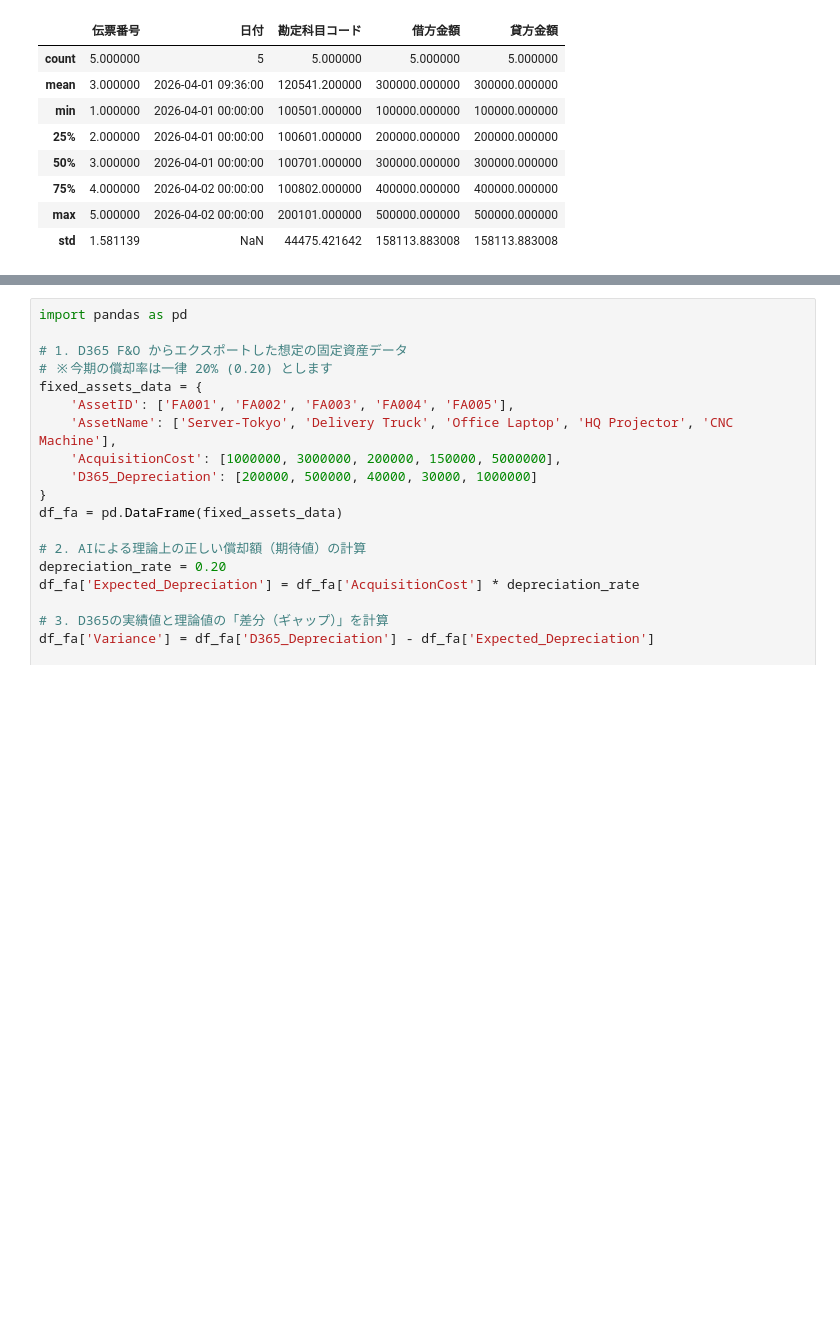
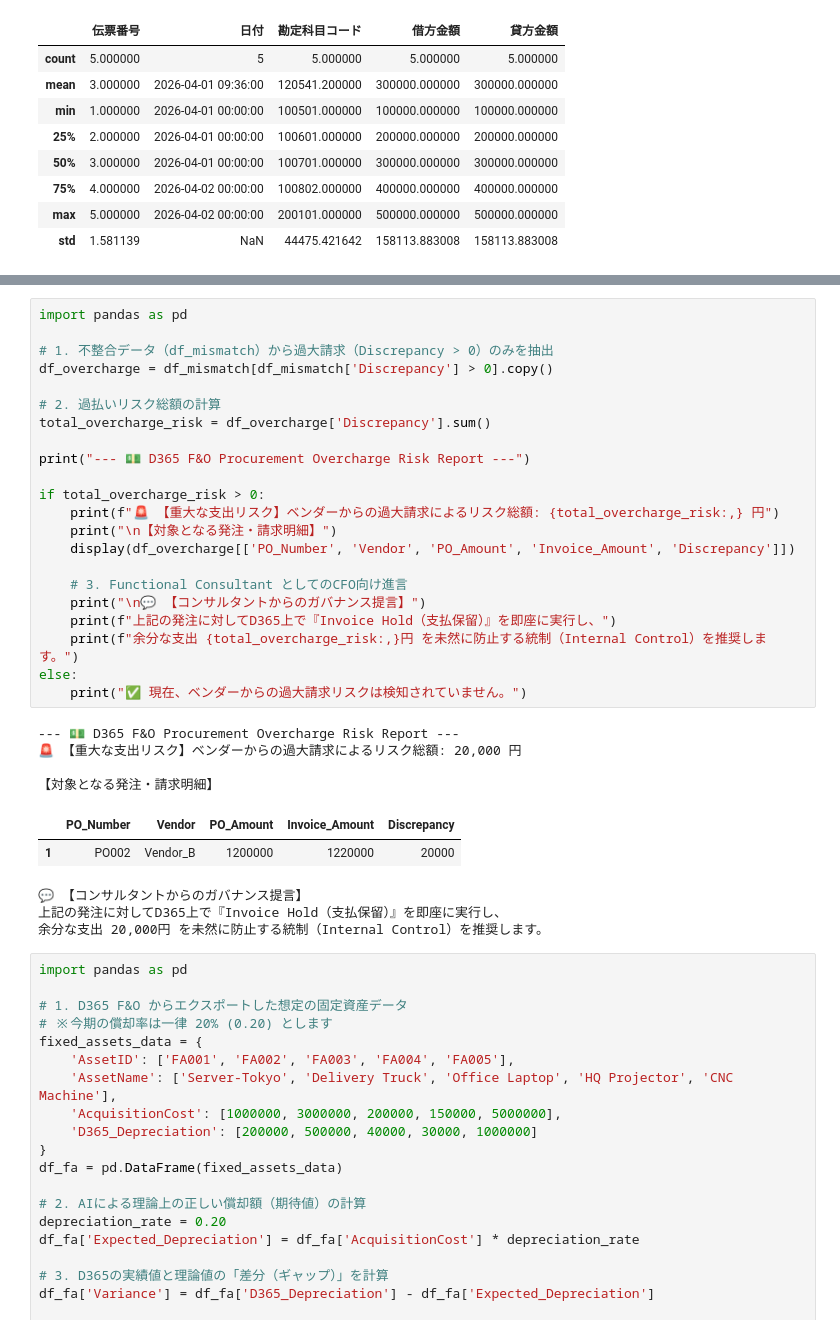
Before and after one commit to KojiKaiwa/D365-Finance-Automation, a Jupyter notebook: D365_Data_Processing.ipynb, the cells around one changed output, grey strips where cells are left out. Cells and saved outputs as stored; diff of their text form; blank space fills up the shorter version.

```diff
--- a/D365_Data_Processing.ipynb
+++ b/D365_Data_Processing.ipynb
@@ -34,3 +94,35 @@ display(df.describe())
+# %%
+import pandas as pd
+
+# 1. 不整合データ（df_mismatch）から過大請求（Discrepancy > 0）のみを抽出
+df_overcharge = df_mismatch[df_mismatch['Discrepancy'] > 0].copy()
+
+# 2. 過払いリスク総額の計算
+total_overcharge_risk = df_overcharge['Discrepancy'].sum()
+
+print("--- 💵 D365 F&O Procurement Overcharge Risk Report ---")
+
+if total_overcharge_risk > 0:
+    print(f"🚨 【重大な支出リスク】ベンダーからの過大請求によるリスク総額: {total_overcharge_risk:,} 円")
+    print("\n【対象となる発注・請求明細】")
+    display(df_overcharge[['PO_Number', 'Vendor', 'PO_Amount', 'Invoice_Amount', 'Discrepancy']])
+
+    # 3. Functional Consultant としてのCFO向け進言
+    print("\n💬 【コンサルタントからのガバナンス提言】")
+    print(f"上記の発注に対してD365上で『Invoice Hold（支払保留）』を即座に実行し、")
+    print(f"余分な支出 {total_overcharge_risk:,}円 を未然に防止する統制（Internal Control）を推奨します。")
+else:
+    print("✅ 現在、ベンダーからの過大請求リスクは検知されていません。")
+# %% [output]
+--- 💵 D365 F&O Procurement Overcharge Risk Report ---
+🚨 【重大な支出リスク】ベンダーからの過大請求によるリスク総額: 20,000 円
+
+【対象となる発注・請求明細】
+|  | PO_Number | Vendor | PO_Amount | Invoice_Amount | Discrepancy |
+| 1 | PO002 | Vendor_B | 1200000 | 1220000 | 20000 |
+💬 【コンサルタントからのガバナンス提言】
+上記の発注に対してD365上で『Invoice Hold（支払保留）』を即座に実行し、
+余分な支出 20,000円 を未然に防止する統制（Internal Control）を推奨します。
 # %%
 import pandas as pd
 
```
Also changed, not shown: parts of 1 cell of this notebook.
